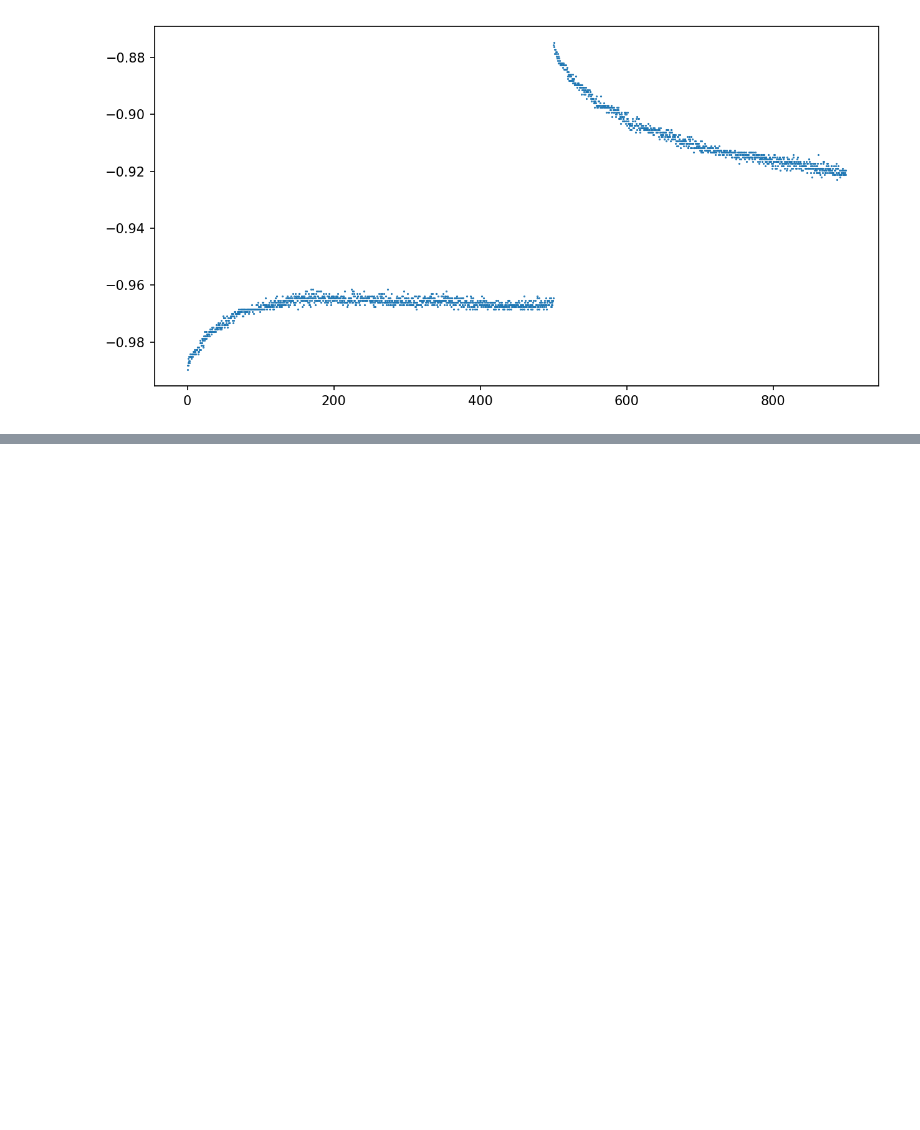
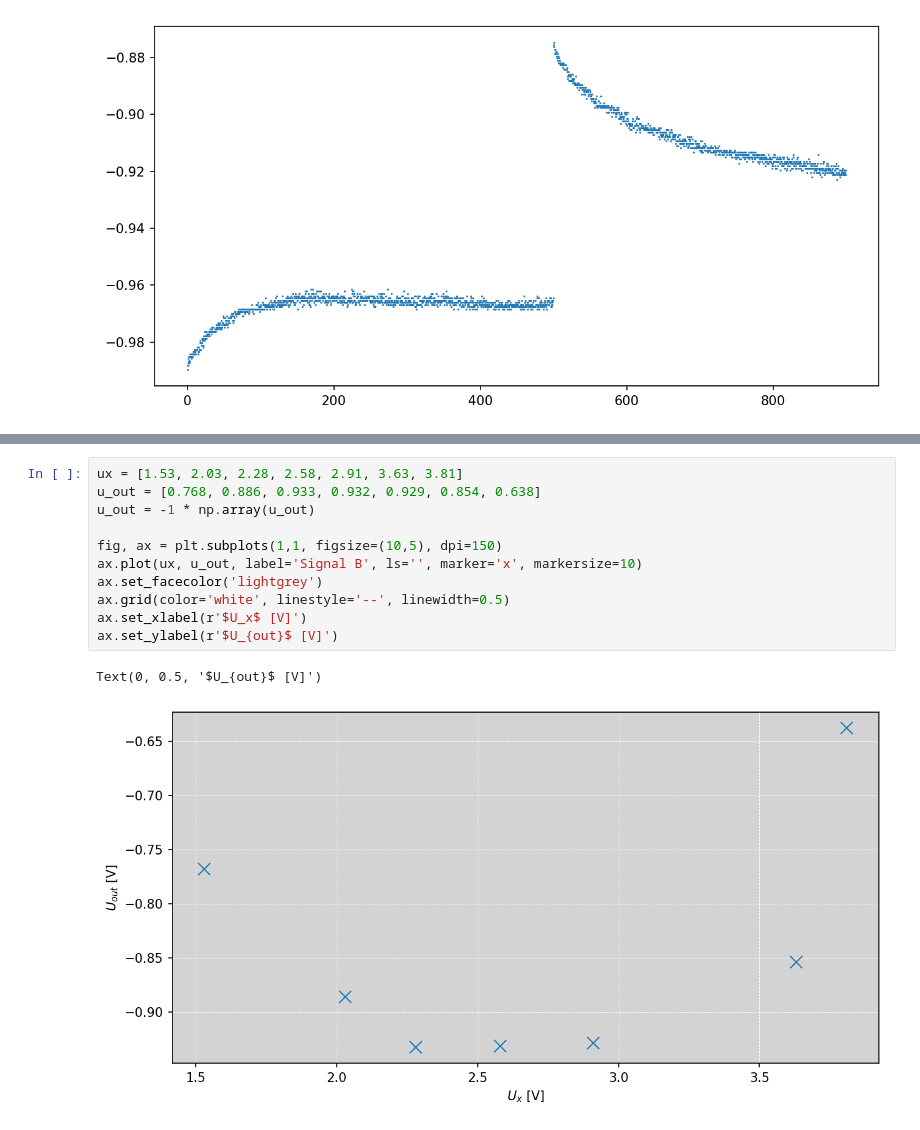
Before and after one commit to nielsdavidsen/AMAS_2025, a Jupyter notebook: ISP_fitting.ipynb, the cells around one changed output, grey strips where cells are left out. Saved outputs shown, nothing was run; the diff lists cells and outputs as text; blank space fills up the shorter version.

```diff
--- a/ISP_fitting.ipynb
+++ b/ISP_fitting.ipynb
@@ -63,0 +64,14 @@ ax_fit.plot(ffh_lin, expon(ffh_lin, *popt), label='Exponential Fit')
+# %%
+ux = [1.53, 2.03, 2.28, 2.58, 2.91, 3.63, 3.81]
+u_out = [0.768, 0.886, 0.933, 0.932, 0.929, 0.854, 0.638]
+u_out = -1 * np.array(u_out)
+
+fig, ax = plt.subplots(1,1, figsize=(10,5), dpi=150)
+ax.plot(ux, u_out, label='Signal B', ls='', marker='x', markersize=10)
+ax.set_facecolor('lightgrey')
+ax.grid(color='white', linestyle='--', linewidth=0.5)
+ax.set_xlabel(r'$U_x$ [V]')
+ax.set_ylabel(r'$U_{out}$ [V]')
+# %% [output]
+Text(0, 0.5, '$U_{out}$ [V]')
+[figure, added]
```
Also changed, not shown: parts of 2 cells of this notebook, 1 other file.
